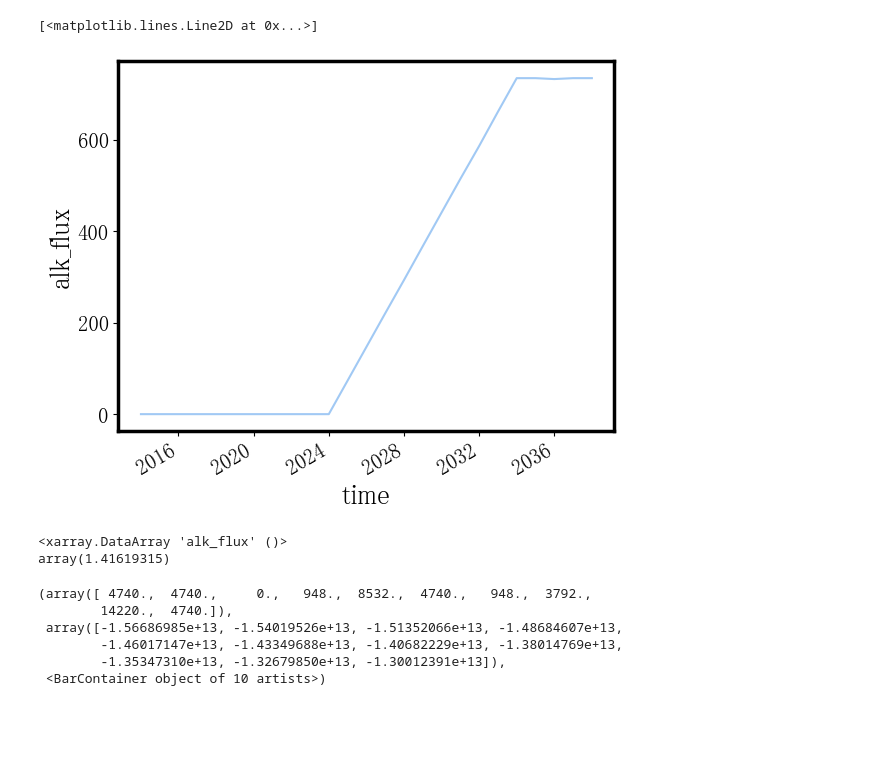
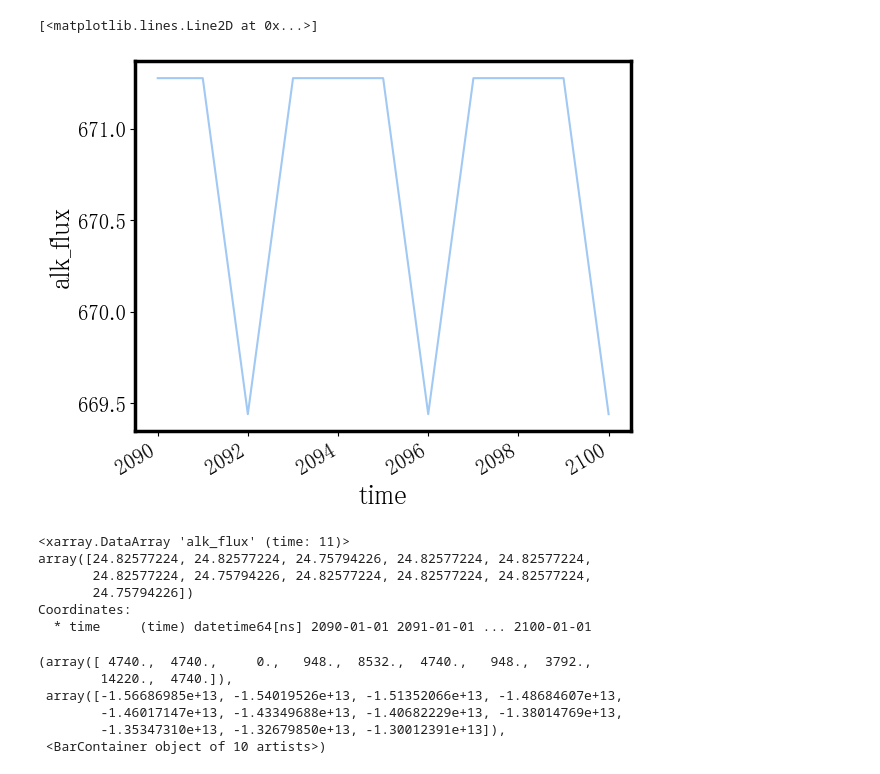
Before and after one commit to chiaraciscato/2026_ciscato_oae_seasonality, a Jupyter notebook: scripts/es_efficiency.ipynb, the cells around one changed output. Saved outputs shown, nothing was run; the diff lists cells and outputs as text; code cells hidden in the pictures; blank space fills up the shorter version.

Commit message:
trying to figure out the merging thing

```diff
--- a/scripts/es_efficiency.ipynb
+++ b/scripts/es_efficiency.ipynb
@@ -26,0 +18,5 @@ combined['alk_flux'].sum(dim=['x','y']).plot()
+# %%
+years = list(range(2014,2105,1))
+for i in years:
+    year = xr.open_dataset(f"/Users/chiaraciscato/Desktop/GEOMAR/2024_ciscato_oae_seasonality/alk_mask/alkalinity_mask_y{i}.nc")
+    print(alk_integral(year,'alk_flux'))
@@ -26,0 +41,22 @@ combined['alk_flux'].sum(dim=['x','y']).plot()
+# %%
+input_dir = '/Users/chiaraciscato/Desktop/GEOMAR/2024_ciscato_oae_seasonality/alk_mask/'
+
+files = sorted([os.path.join(input_dir, f) for f in os.listdir(input_dir) if f.endswith('.nc')])
+
+datasets = []
+
+for i, f in enumerate(files):
+    ds = xr.open_dataset(f)
+
+    ds = ds.expand_dims(dim={'time': [i]})
+
+    datasets.append(ds)
+
+combined = xr.concat(datasets, dim='time')
+
+combined['time'] = np.arange(1, len(files)+1)
+# %%
+n_years = combined.dims['time']
+new_time = pd.date_range(start='2014-01-01', periods=n_years, freq='YS')  # 'YS' = Year Start
+
+combined['time'] = new_time
@@ -45,13 +68,3 @@ ds_merged = xr.concat(datasets, dim="time")
-# %%
-ds_merged['alk_flux'].isel(time=slice(0,25)).sum(dim=['x','y']).plot()
-# %% [output]
-[<matplotlib.lines.Line2D at 0x...>]
-[figure, removed]
-# %%
-ds_merged['alk_flux'].max()
-# %% [output]
-<xarray.DataArray 'alk_flux' ()>
-array(1.41619315)
 # %%
 # ocean mask
 
@@ -67,12 +80,24 @@ ocean_slice = grid_cell_ocean.sel(x=slice(520, 595), y=slice(330, 435)) # m-2
 # %%
 # alkalkinity mask
 
-alk_mask = ds_merged.where(ds_merged)
-alk_mask=alk_mask.sel(x=slice(520, 595), y=slice(330, 435), time=slice('2090','2099'))
-# alk_mask = alk_mask.where(alk_mask)
-
+alk_mask = combined.where(combined)
+alk_mask = alk_mask.sel(x=slice(520, 595), y=slice(330, 435), time=slice('2090','2100'))
 
 alk_mask_nans = xr.where(alk_mask.notnull(), 1, np.nan)
 alk_mask_nans = alk_mask_nans.where(alk_mask_nans)
 coastline_ocean = (ocean_slice * alk_mask_nans).isel(time=0)
+# %%
+alk_mask['alk_flux'].sum(['x','y']).plot()
+# %% [output]
+[<matplotlib.lines.Line2D at 0x...>]
+[figure, added]
+# %%
+((alk_mask * coastline_ocean).sum(['x','y']) * 31536000  * 1e-18).alk_flux.resample(time="AS").sum(dim="time")
+# %% [output]
+<xarray.DataArray 'alk_flux' (time: 11)>
+array([24.82577224, 24.82577224, 24.75794226, 24.82577224, 24.82577224,
+       24.82577224, 24.75794226, 24.82577224, 24.82577224, 24.82577224,
+       24.75794226])
+Coordinates:
+  * time     (time) datetime64[ns] 2090-01-01 2091-01-01 ... 2100-01-01
 # %%
```
Also changed, not shown: parts of 10 cells of this notebook.
